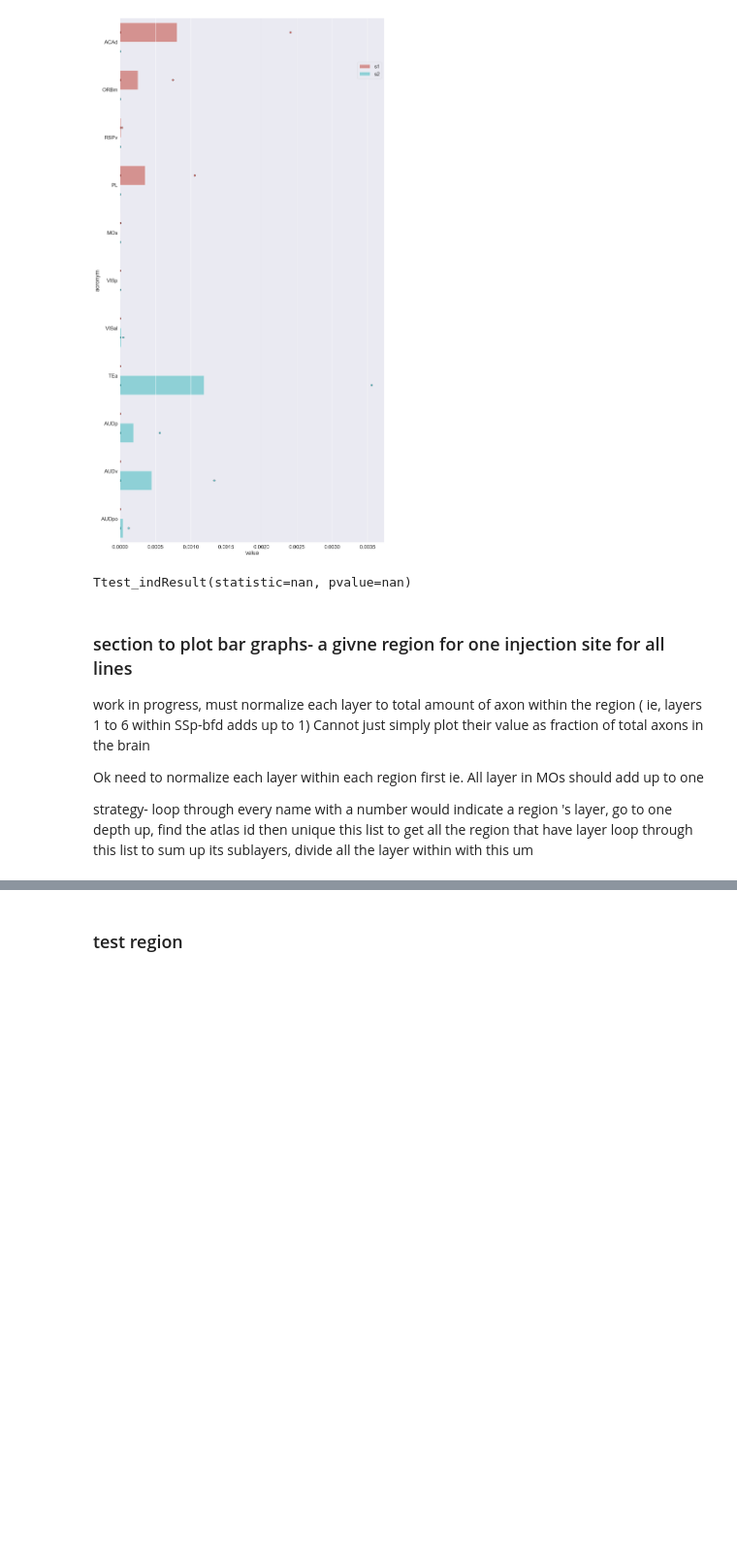
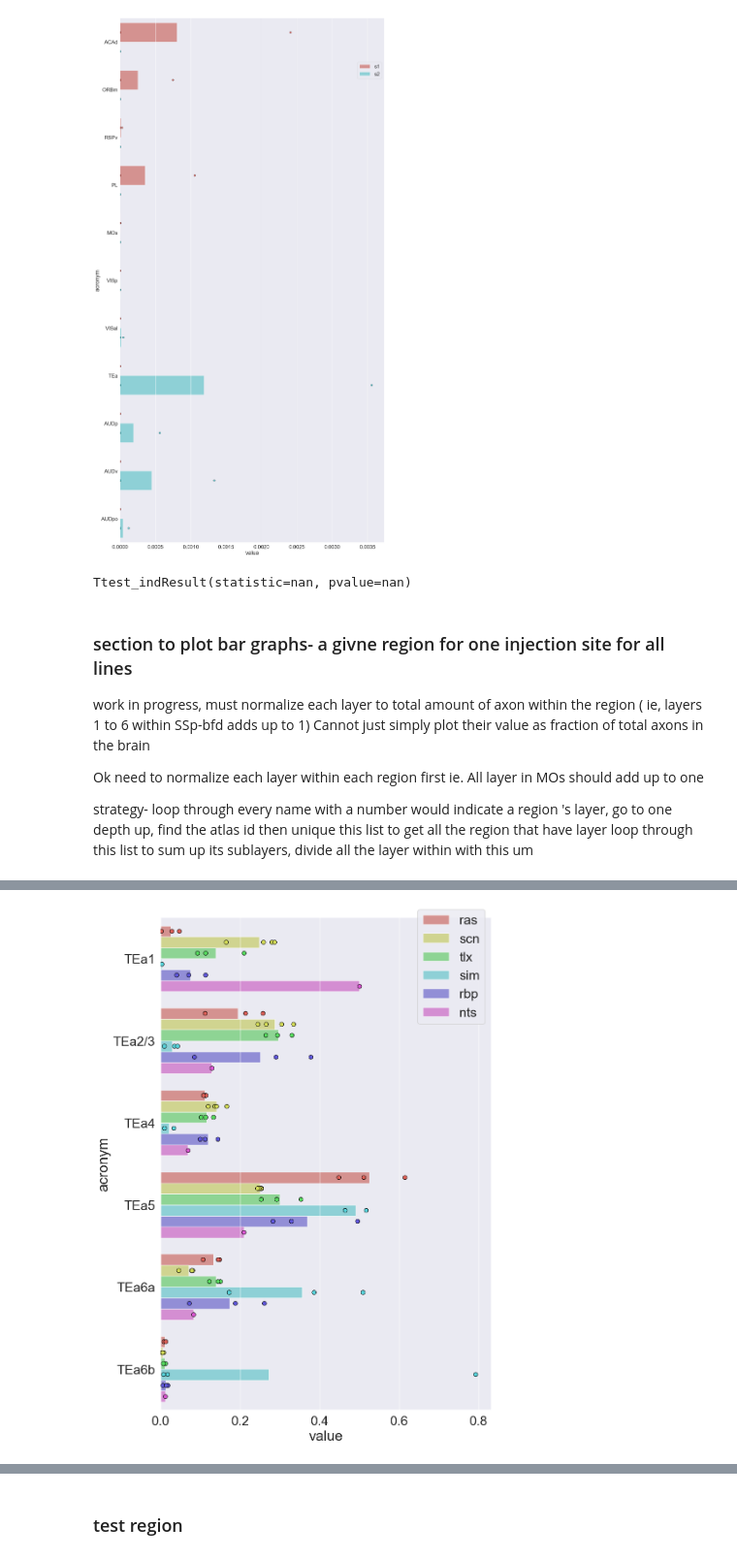
Before and after one commit to YANQI-LIU/Image_Registration, a Jupyter notebook: plotting_sns.ipynb, the cells around one changed output, grey strips where cells are left out. Shown at 97% size. Drawn from its saved outputs; the diff is of its cells as text; code cells hidden in the pictures; blank space fills up the shorter version.

```diff
--- a/plotting_sns.ipynb
+++ b/plotting_sns.ipynb
@@ -976,7 +1000,0 @@ outdir= r'D:\\viral_results\\s1_s2'
-# %%
-region='s2'
-mouseline='ras'
-side='left'
-
-file_path= f'D:\\viral_results\\{region}_results\\{region}_{mouseline}_avg_{side}.xlsx'
-read_file= pd.read_excel(file_path)
@@ -1426,10 +1469,13 @@ def grouped_bar(expanded_df):
 # %%
 #WORK IN PROGRESS
+
+atlas_labels=pd.read_csv('D:\Allenbrainatlas\ARA_25_micron_mhd_ccf2017\labels.csv')
 
 outdir= r'D:\\viral_results\\s1_s2'
 
 region='s1'
 side='left'
+region_id='541'
 
 # read in the two data frames
 cre1='ras'
@@ -1462,7 +1508,6 @@ file_path= f'D:\\viral_results\\{region}_results\\{region}_{cre6}_avg_{side}.xls
 read_file6= pd.read_excel(file_path)
 read_file6['cre']=cre6
 # %%
-region_id='315'
 choosen_regions= read_file1.loc[read_file1['structure_id_path'].str.contains(f'/{region_id}/', case=False)]
 choosen_regions= choosen_regions.sort_values('graph_order', ascending=True)
 # sort based on the graph order so more related regions are together
@@ -1484,22 +1529,28 @@ choosen_regions6= read_file6.loc[read_file6['structure_id_path'].str.contains(f'
 choosen_regions6= choosen_regions6.sort_values('graph_order', ascending=True)
 # %%
 cre1_list=find_sample_list(choosen_regions)
-cre1_df= extract_df(cre1_list, choosen_regions,cre1)
+cre1_norm= normalize_layers(choosen_regions,cre1_list)
+cre1_df= extract_df(cre1_list, cre1_norm,cre1)
 
 cre2_list=find_sample_list(choosen_regions2)
-cre2_df= extract_df(cre2_list, choosen_regions2,cre2)
+cre2_norm= normalize_layers(choosen_regions2,cre2_list)
+cre2_df= extract_df(cre2_list, cre2_norm,cre2)
 
 cre3_list=find_sample_list(choosen_regions3)
-cre3_df= extract_df(cre3_list, choosen_regions3,cre3)
+cre3_norm= normalize_layers(choosen_regions3,cre3_list)
+cre3_df= extract_df(cre3_list, cre3_norm,cre3)
 
 cre4_list=find_sample_list(choosen_regions4)
-cre4_df= extract_df(cre4_list, choosen_regions4,cre4)
+cre4_norm= normalize_layers(choosen_regions4,cre4_list)
+cre4_df= extract_df(cre4_list, cre4_norm,cre4)
 
 cre5_list=find_sample_list(choosen_regions5)
-cre5_df= extract_df(cre5_list, choosen_regions5,cre5)
+cre5_norm= normalize_layers(choosen_regions5,cre5_list)
+cre5_df= extract_df(cre5_list, cre5_norm,cre5)
 
 cre6_list=find_sample_list(choosen_regions6)
-cre6_df= extract_df(cre6_list, choosen_regions6,cre6)
+cre6_norm= normalize_layers(choosen_regions6,cre6_list)
+cre6_df= extract_df(cre6_list, cre6_norm,cre6)
 # %%
 expanded= combine_expanddf(cre1_df,cre2_df,cre3_df,cre4_df,cre5_df,cre6_df)
 #expanded.fillna(0, inplace=True)
@@ -1517,0 +1557,4 @@ grouped_bar(expand1)
+# %%
+grouped_bar(expanded, region_id)
+# %% [output]
+[figure, added]
```
Also changed, not shown: parts of 18 cells of this notebook.
